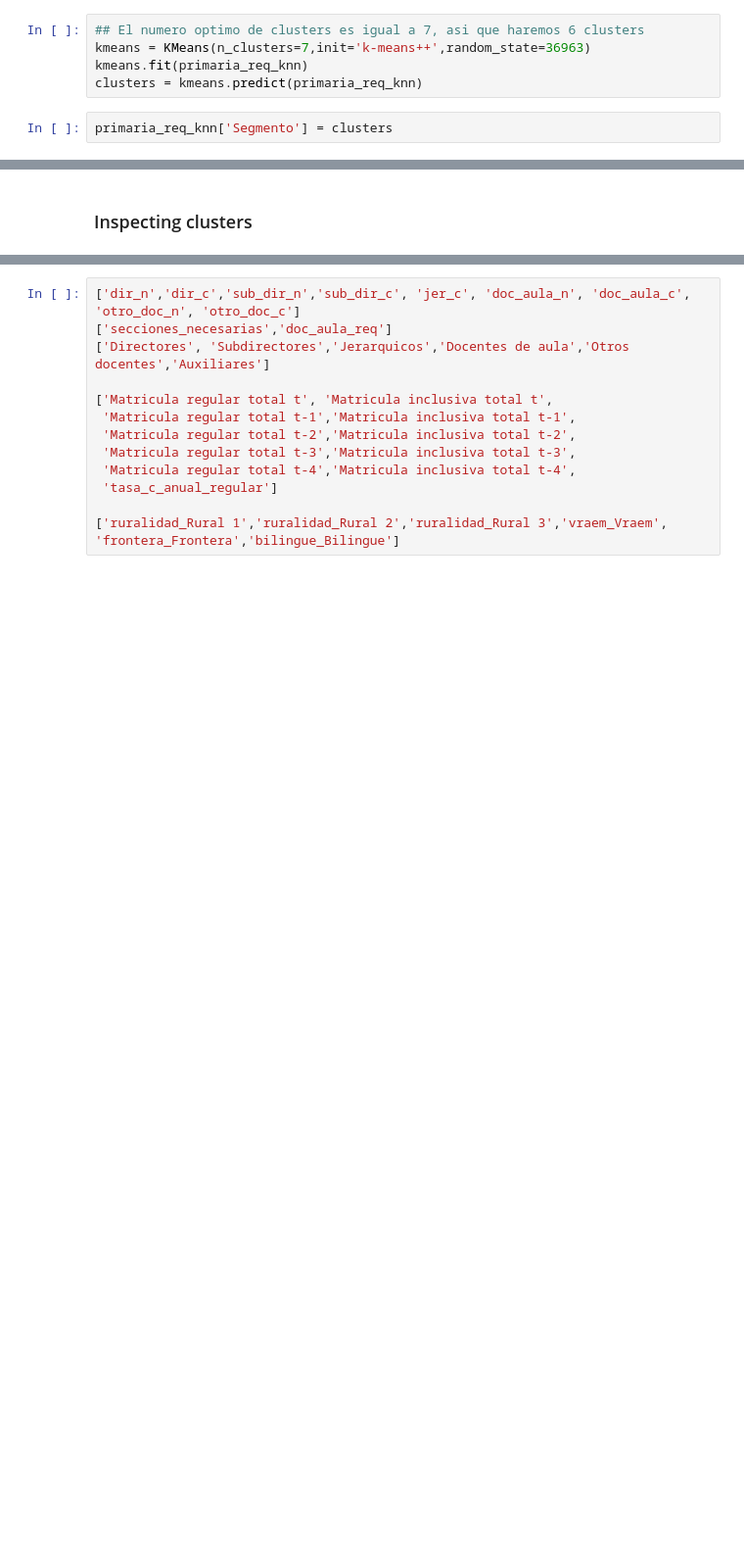
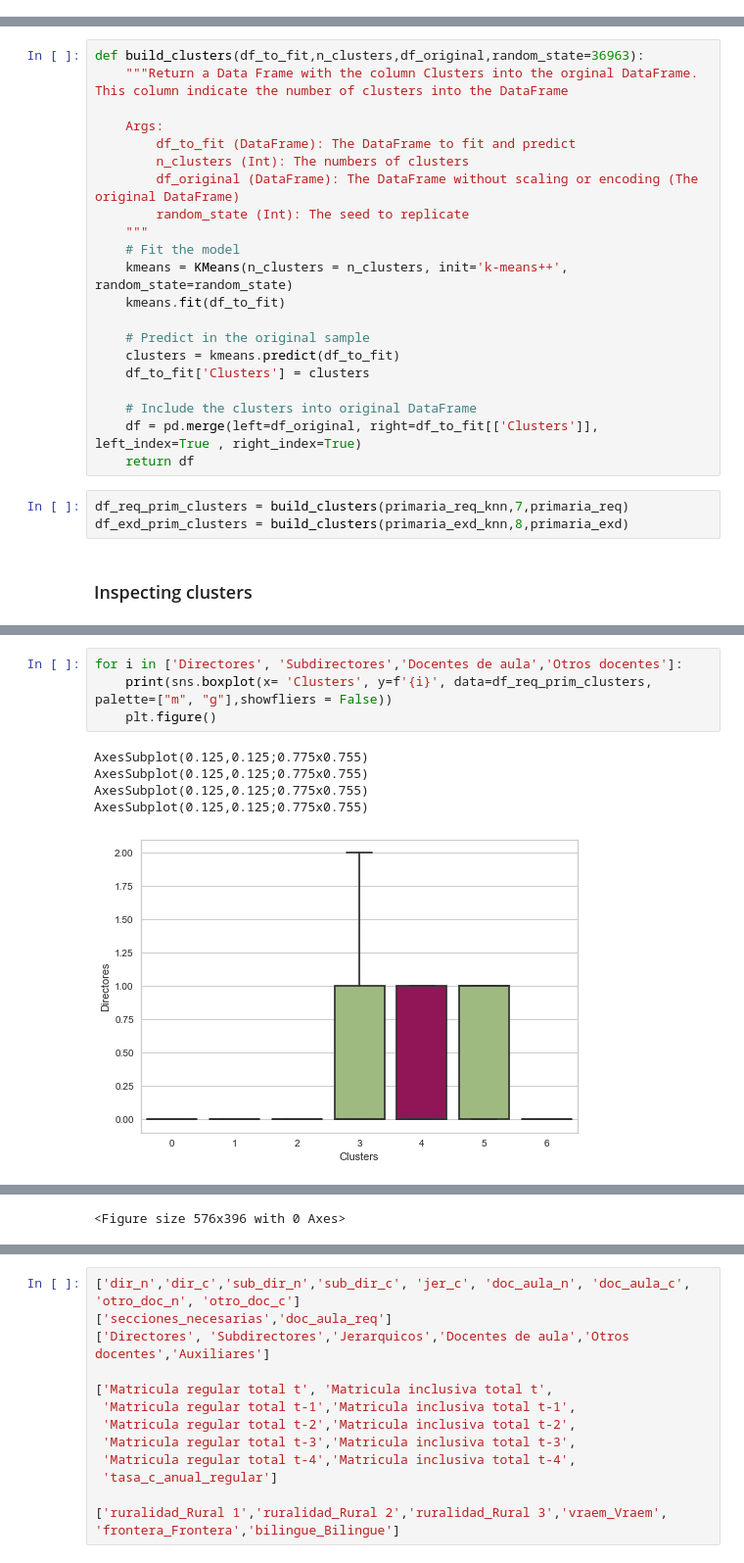
Before and after one commit to hugoferquiroz/AITeacherAllocation, a Jupyter notebook: Scripts/2-2 clusters.ipynb, the cells around one changed output, grey strips where cells are left out. Shown at 98% size. Saved outputs shown, nothing was run; the diff lists cells and outputs as text; blank space fills up the shorter version.

```diff
--- a/Scripts/2-2 clusters.ipynb
+++ b/Scripts/2-2 clusters.ipynb
@@ -312,8 +255 @@ visualizer.show()
 <AxesSubplot:title={'center':'Distortion Score Elbow for KMeans Clustering'}, xlabel='k', ylabel='distortion score'>
-# %%
-## El numero optimo de clusters es igual a 7, asi que haremos 6 clusters
-kmeans = KMeans(n_clusters=7,init='k-means++',random_state=36963)
-kmeans.fit(primaria_req_knn)
-clusters = kmeans.predict(primaria_req_knn)
-# %%
-primaria_req_knn['Segmento'] = clusters
@@ -320,2 +260,26 @@ primaria_req_knn['Segmento'] = clusters
+# %%
+def build_clusters(df_to_fit,n_clusters,df_original,random_state=36963):
+    """Return a Data Frame with the column Clusters into the orginal DataFrame. This column indicate the number of clusters into the DataFrame
+
+    Args:
+        df_to_fit (DataFrame): The DataFrame to fit and predict
+        n_clusters (Int): The numbers of clusters
+        df_original (DataFrame): The DataFrame without scaling or encoding (The original DataFrame)
+        random_state (Int): The seed to replicate
+    """
+    # Fit the model
+    kmeans = KMeans(n_clusters = n_clusters, init='k-means++', random_state=random_state)
+    kmeans.fit(df_to_fit)
+
+    # Predict in the original sample
+    clusters = kmeans.predict(df_to_fit)
+    df_to_fit['Clusters'] = clusters
+
+    # Include the clusters into original DataFrame
+    df = pd.merge(left=df_original, right=df_to_fit[['Clusters']],  left_index=True , right_index=True)
+    return df
+# %%
+df_req_prim_clusters = build_clusters(primaria_req_knn,7,primaria_req)
+df_exd_prim_clusters = build_clusters(primaria_exd_knn,8,primaria_exd)
 # %% [markdown]
 ### Inspecting clusters
@@ -321,0 +291,10 @@ primaria_req_knn['Segmento'] = clusters
+# %%
+for i in ['Directores', 'Subdirectores','Docentes de aula','Otros docentes']:
+    print(sns.boxplot(x= 'Clusters', y=f'{i}', data=df_req_prim_clusters, palette=["m", "g"],showfliers = False))
+    plt.figure()
+# %% [output]
+AxesSubplot(0.125,0.125;0.775x0.755)
+AxesSubplot(0.125,0.125;0.775x0.755)
+AxesSubplot(0.125,0.125;0.775x0.755)
+AxesSubplot(0.125,0.125;0.775x0.755)
+[figure, added]
@@ -321,0 +304 @@ primaria_req_knn['Segmento'] = clusters
+<Figure size 576x396 with 0 Axes>
```
Also changed, not shown: parts of 42 cells of this notebook.
